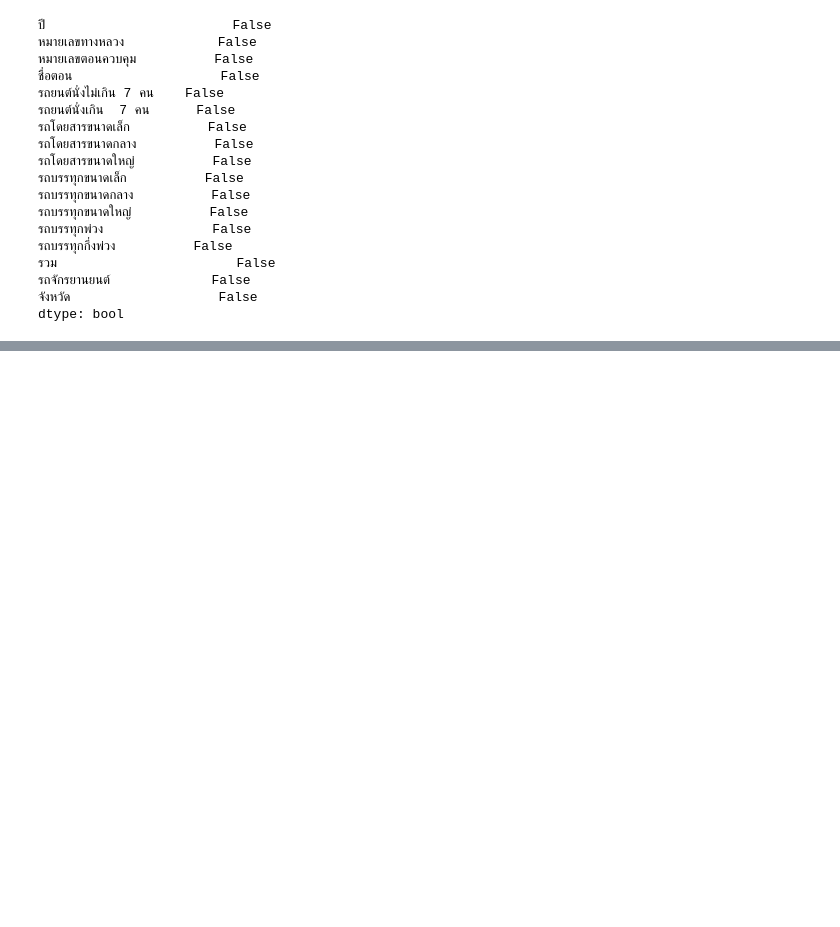
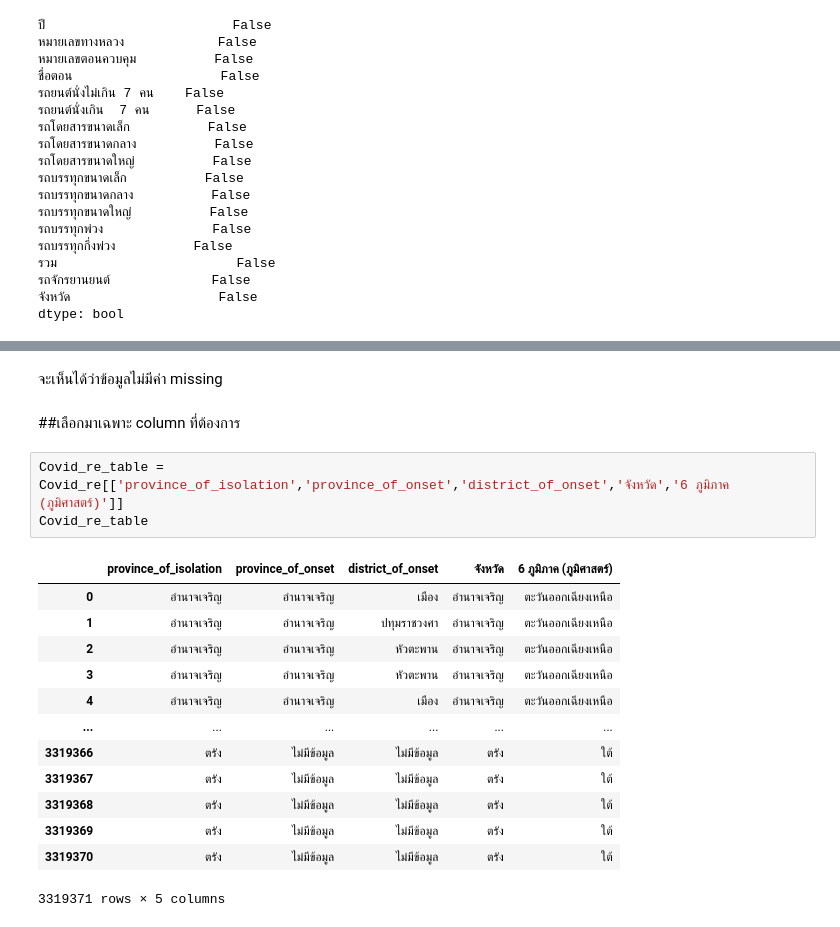
Before and after one commit to Nunticha24/data_viz_2022, a Jupyter notebook: Project_Dinosaur.ipynb, the cells around one changed output, grey strips where cells are left out. Drawn from its saved outputs; the diff is of its cells as text; blank space fills up the shorter version.

```diff
--- a/Project_Dinosaur.ipynb
+++ b/Project_Dinosaur.ipynb
@@ -291,0 +328,21 @@ dtype: bool
+# %% [markdown]
+จะเห็นได้ว่าข้อมูลไม่มีค่า missing
+# %% [markdown]
+##เลือกมาเฉพาะ column ที่ต้องการ
+# %%
+Covid_re_table = Covid_re[['province_of_isolation','province_of_onset','district_of_onset','จังหวัด','6 ภูมิภาค (ภูมิศาสตร์)']]
+Covid_re_table
+# %% [output]
+|  | province_of_isolation | province_of_onset | district_of_onset | จังหวัด | 6 ภูมิภาค (ภูมิศาสตร์) |
+| 0 | อำนาจเจริญ | อำนาจเจริญ | เมือง | อำนาจเจริญ | ตะวันออกเฉียงเหนือ |
+| 1 | อำนาจเจริญ | อำนาจเจริญ | ปทุมราชวงศา | อำนาจเจริญ | ตะวันออกเฉียงเหนือ |
+| 2 | อำนาจเจริญ | อำนาจเจริญ | หัวตะพาน | อำนาจเจริญ | ตะวันออกเฉียงเหนือ |
+| 3 | อำนาจเจริญ | อำนาจเจริญ | หัวตะพาน | อำนาจเจริญ | ตะวันออกเฉียงเหนือ |
+| 4 | อำนาจเจริญ | อำนาจเจริญ | เมือง | อำนาจเจริญ | ตะวันออกเฉียงเหนือ |
+| ... | ... | ... | ... | ... | ... |
+| 3319366 | ตรัง | ไม่มีข้อมูล | ไม่มีข้อมูล | ตรัง | ใต้ |
+| 3319367 | ตรัง | ไม่มีข้อมูล | ไม่มีข้อมูล | ตรัง | ใต้ |
+| 3319368 | ตรัง | ไม่มีข้อมูล | ไม่มีข้อมูล | ตรัง | ใต้ |
+| 3319369 | ตรัง | ไม่มีข้อมูล | ไม่มีข้อมูล | ตรัง | ใต้ |
+| 3319370 | ตรัง | ไม่มีข้อมูล | ไม่มีข้อมูล | ตรัง | ใต้ |
+3319371 rows × 5 columns
```
Also changed, not shown: parts of 14 cells of this notebook.
